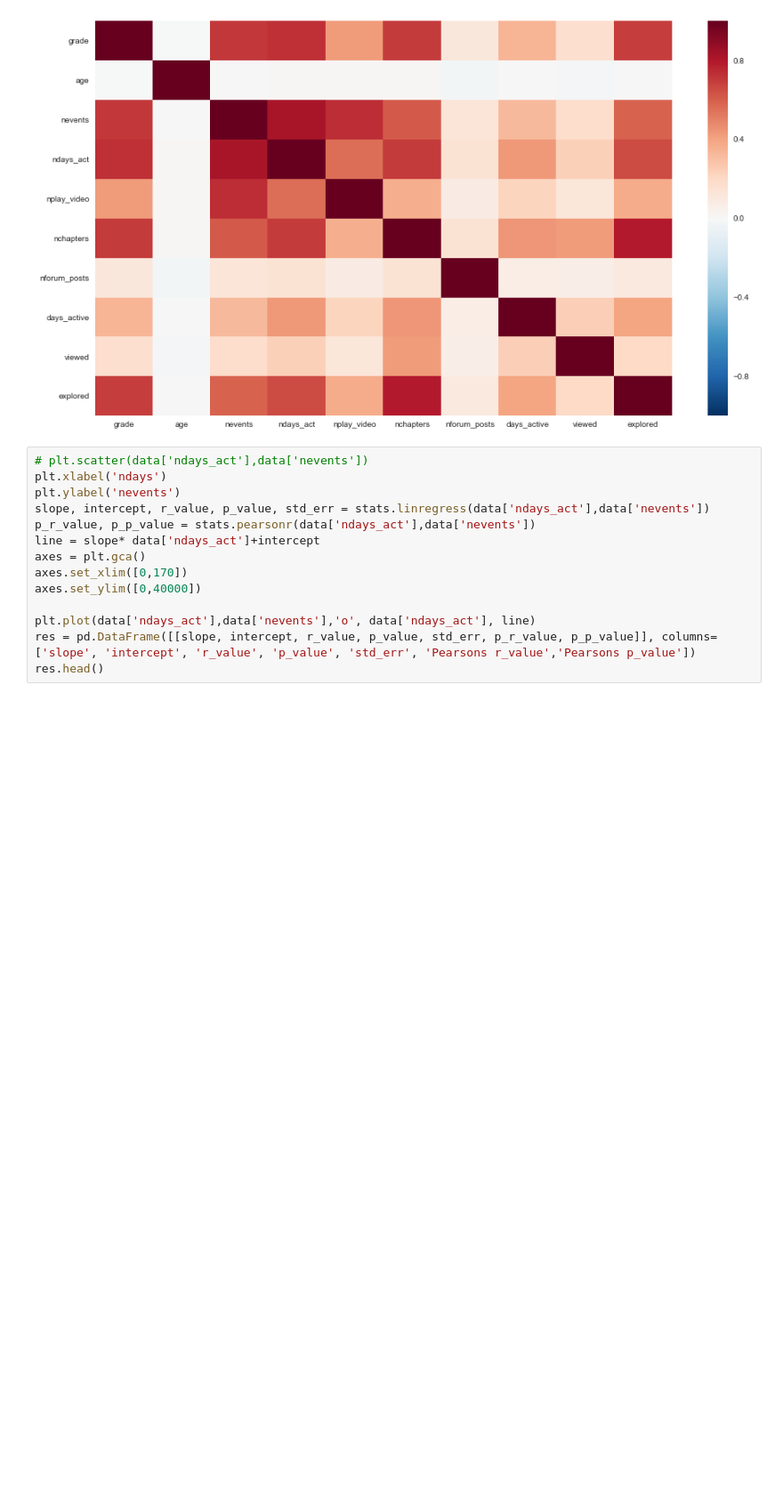
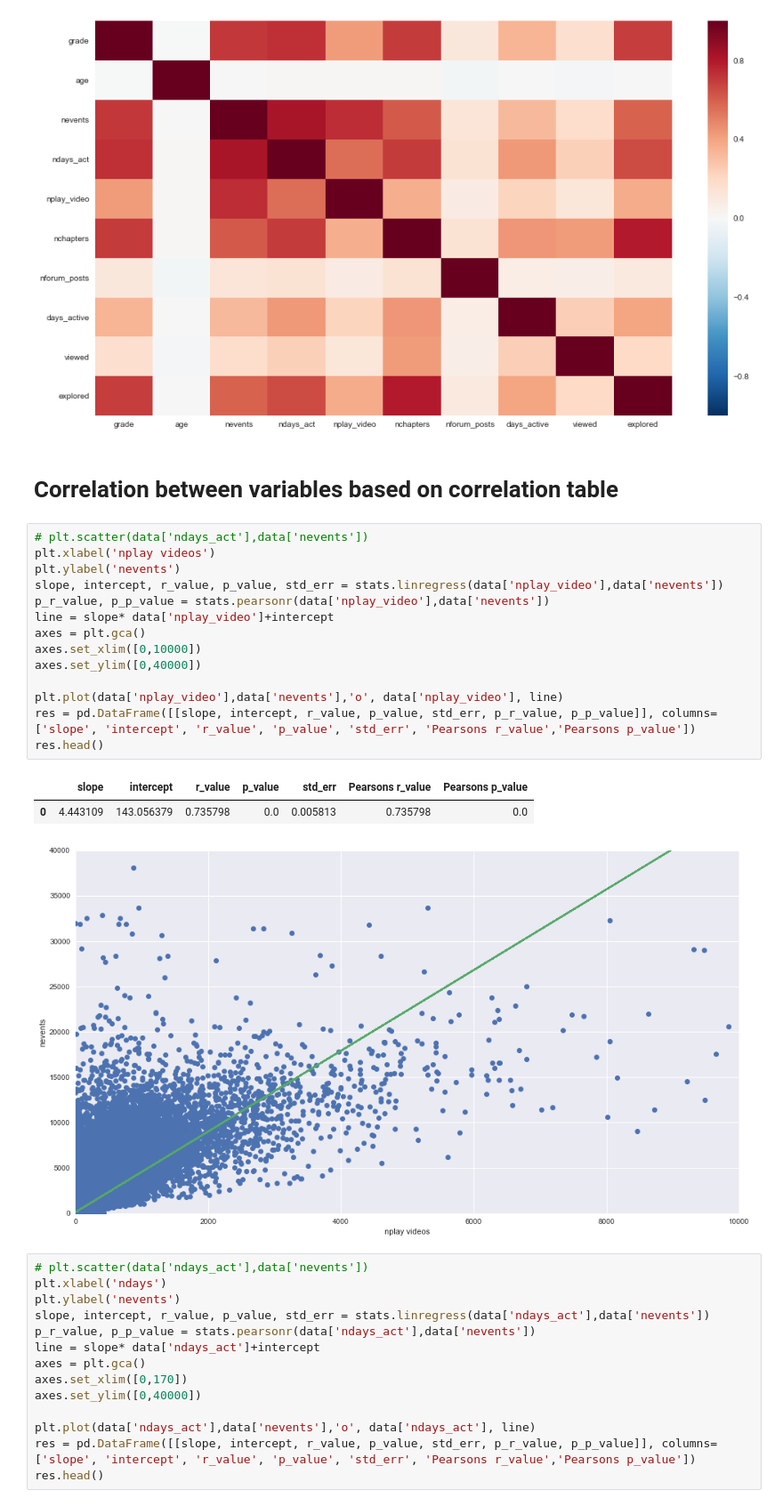
Before and after one commit to nadjalc/CSSproject, a Jupyter notebook: CSSproject.ipynb, the cells around one changed output. Shown: that part at 89% size. Cells and saved outputs as stored; diff of their text form; blank space fills up the shorter version.

Commit message:
Correlation ploting

```diff
--- a/CSSproject.ipynb
+++ b/CSSproject.ipynb
@@ -181,6 +181,26 @@ sns.heatmap(data[comparison_columns].corr())
 # %% [output]
 <matplotlib.axes._subplots.AxesSubplot at 0x...>
 [figure]
+# %% [markdown]
+# **Correlation between variables based on correlation table**
+# %%
+# plt.scatter(data['ndays_act'],data['nevents'])
+plt.xlabel('nplay videos')
+plt.ylabel('nevents')
+slope, intercept, r_value, p_value, std_err = stats.linregress(data['nplay_video'],data['nevents'])
+p_r_value, p_p_value = stats.pearsonr(data['nplay_video'],data['nevents'])
+line = slope* data['nplay_video']+intercept
+axes = plt.gca()
+axes.set_xlim([0,10000])
+axes.set_ylim([0,40000])
+
+plt.plot(data['nplay_video'],data['nevents'],'o', data['nplay_video'], line)
+res = pd.DataFrame([[slope, intercept, r_value, p_value, std_err, p_r_value, p_p_value]], columns=['slope', 'intercept', 'r_value', 'p_value', 'std_err', 'Pearsons r_value','Pearsons p_value'])
+res.head()
+# %% [output]
+|  | slope | intercept | r_value | p_value | std_err | Pearsons r_value | Pearsons p_value |
+| 0 | 4.443109 | 143.056379 | 0.735798 | 0.0 | 0.005813 | 0.735798 | 0.0 |
+[figure, added]
 # %%
 # plt.scatter(data['ndays_act'],data['nevents'])
 plt.xlabel('ndays')
```
Also changed, not shown: parts of 4 cells of this notebook.
